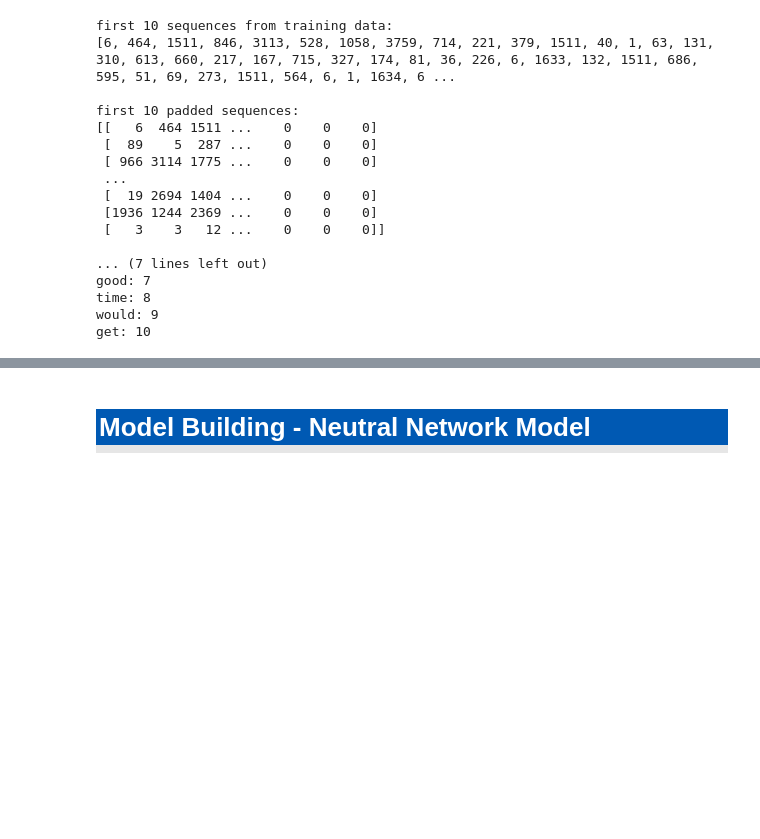
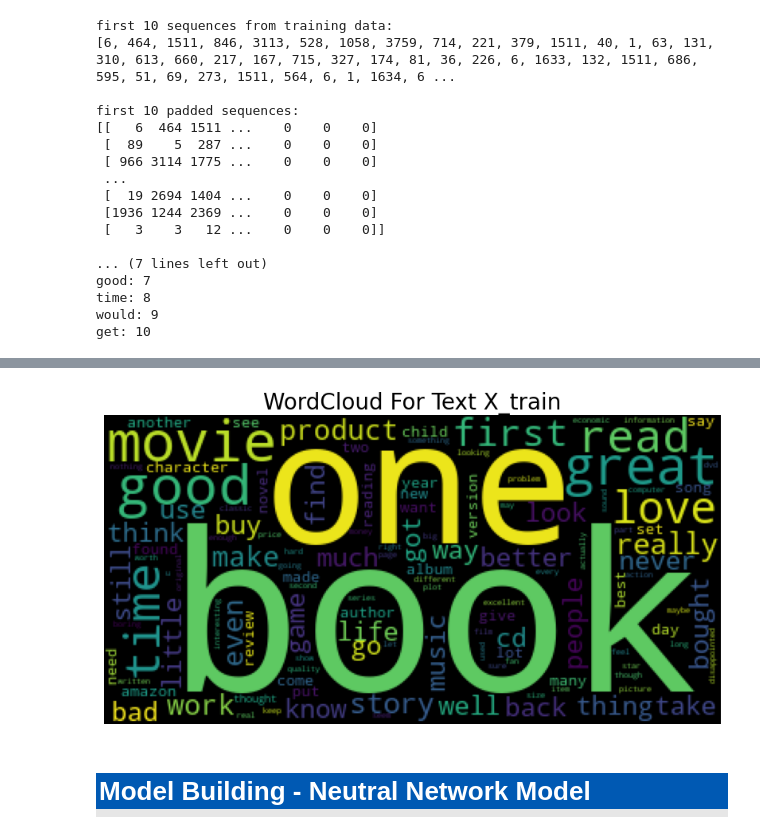
Before and after one commit to nguyenvanhuy0612/DL-1, a Jupyter notebook: Topic-3-Sentiment-Analysis/Amazon Reviews for Sentiment Analysis_Group80.ipynb, the cells around one changed output, grey strips where cells are left out. Cells and saved outputs as stored; diff of their text form; code cells hidden in the pictures; blank space fills up the shorter version.

```diff
--- a/Topic-3-Sentiment-Analysis/Amazon Reviews for Sentiment Analysis_Group80.ipynb
+++ b/Topic-3-Sentiment-Analysis/Amazon Reviews for Sentiment Analysis_Group80.ipynb
@@ -615,3 +663,12 @@ get: 10
+# %%
+from wordcloud import WordCloud
+plt.figure(figsize=(10,15))
+plt.imshow(WordCloud().generate(" ".join(X_train.iloc[:1000])))
+plt.axis("off")
+plt.title("WordCloud For Text X_train", fontsize=20)
+plt.show()
+# %% [output]
+[figure, added]
 # %% [markdown]
 <a id="0.1"></a>
 ## <div style= "font-family: Cambria; font-weight:bold; letter-spacing: 0px; color:#ffffff; font-size:120%; text-align:left;padding:3.0px; background: #0059b3; border-bottom: 8px solid #e6e6e6" > Model Building - Neutral Network Model<br><div>
```
Also changed, not shown: parts of 13 cells of this notebook, 2 other files.
